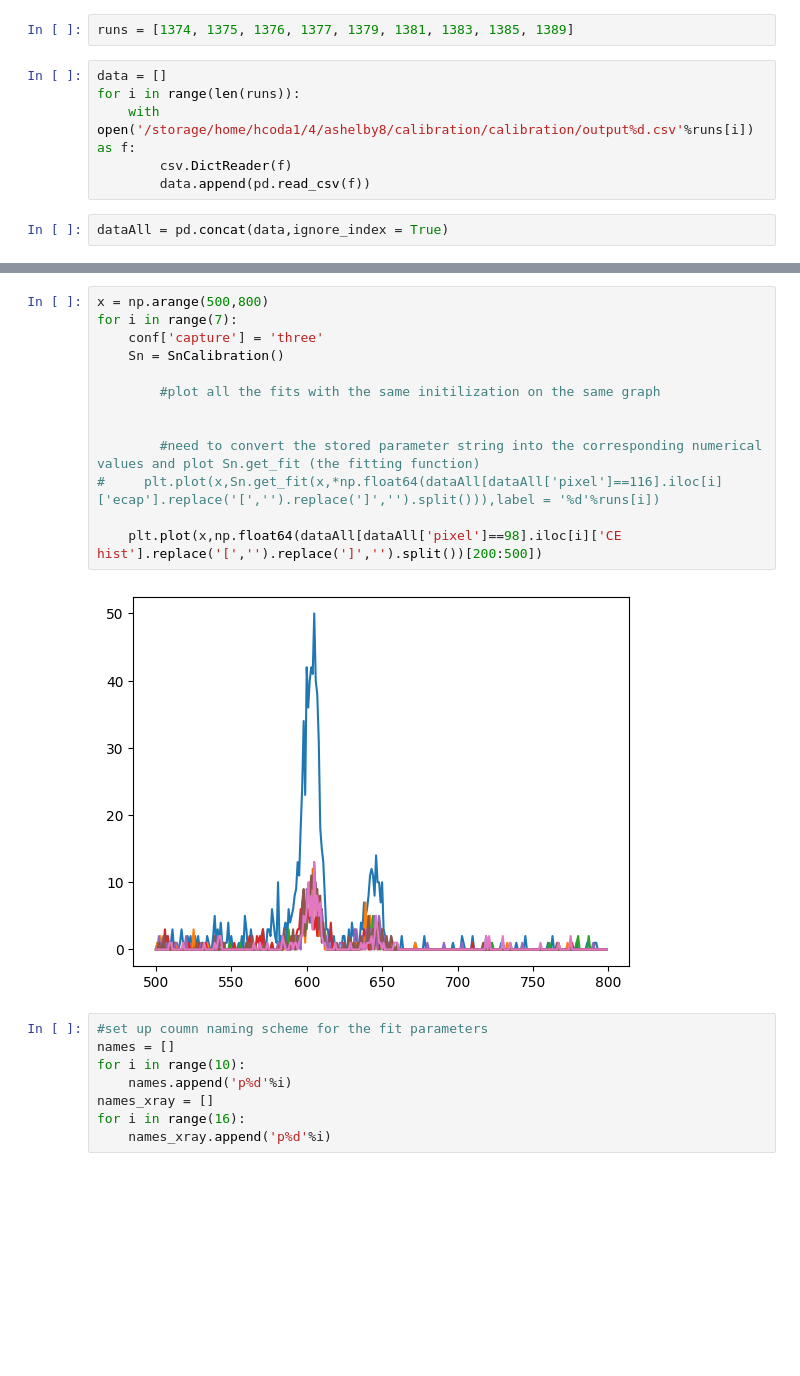
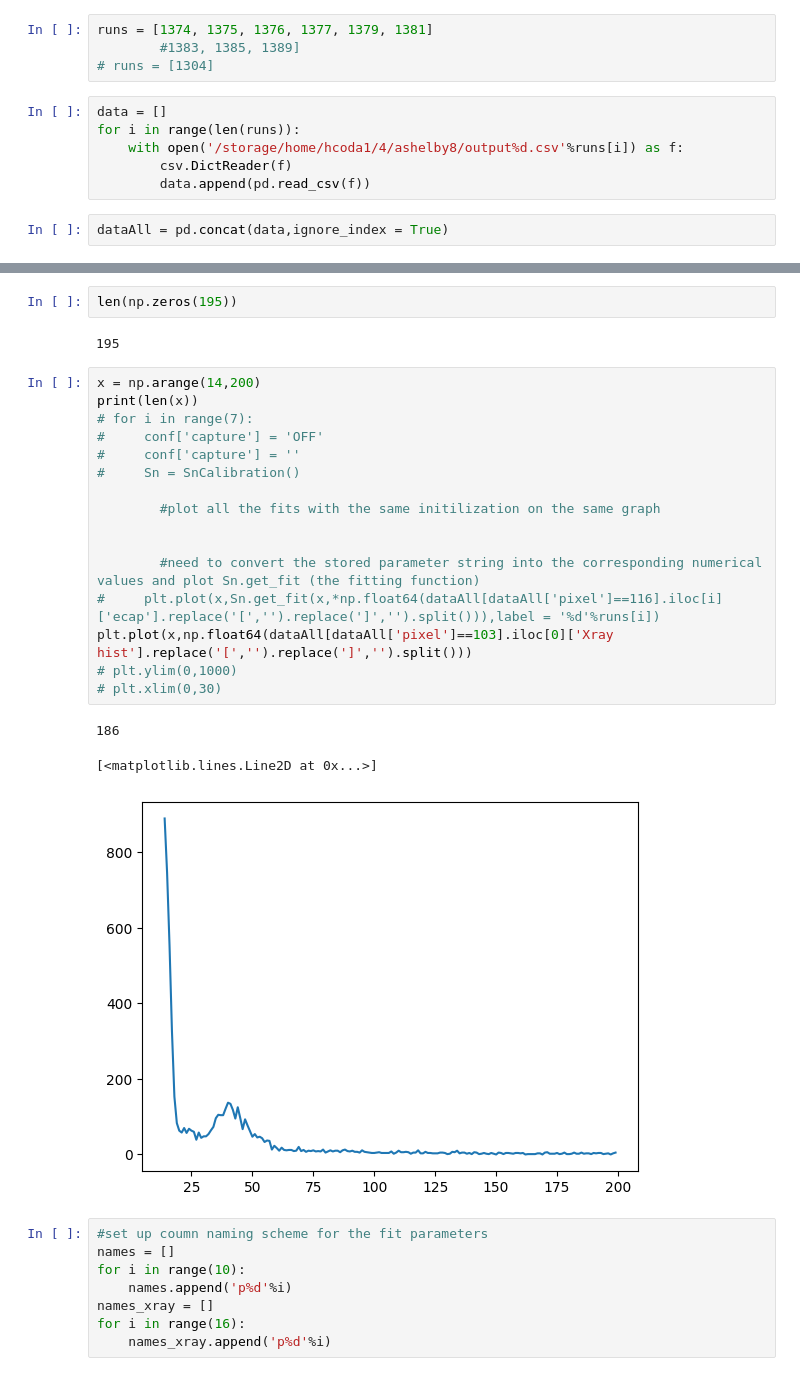
Before and after one commit to arlee-shelby/calibration, a Jupyter notebook: SnCalibration_pixelResults.ipynb, the cells around one changed output, grey strips where cells are left out. Drawn from its saved outputs; the diff is of its cells as text; blank space fills up the shorter version.

```diff
--- a/SnCalibration_pixelResults.ipynb
+++ b/SnCalibration_pixelResults.ipynb
@@ -17,11 +17,13 @@ np.set_printoptions(threshold=sys.maxsize)
 # %%
 pd.set_option("display.max_colwidth", 15)
 # %%
-runs = [1374, 1375, 1376, 1377, 1379, 1381, 1383, 1385, 1389]
+runs = [1374, 1375, 1376, 1377, 1379, 1381]
+        #1383, 1385, 1389]
+# runs = [1304]
 # %%
 data = []
 for i in range(len(runs)):
-    with open('/storage/home/hcoda1/4/ashelby8/calibration/calibration/output%d.csv'%runs[i]) as f:
+    with open('/storage/home/hcoda1/4/ashelby8/output%d.csv'%runs[i]) as f:
         csv.DictReader(f)
         data.append(pd.read_csv(f))
 # %%
@@ -119,18 +154,27 @@ for j in np.int16(dataAll[dataAll['run']==1374]['pixel'][:18]):
+# %%
+len(np.zeros(195))
+# %% [output]
+195
 # %%
-x = np.arange(500,800)
-for i in range(7):
-    conf['capture'] = 'three'
-    Sn = SnCalibration()
+x = np.arange(14,200)
+print(len(x))
+# for i in range(7):
+#     conf['capture'] = 'OFF'
+#     conf['capture'] = ''
+#     Sn = SnCalibration()
 
         #plot all the fits with the same initilization on the same graph
 
 
         #need to convert the stored parameter string into the corresponding numerical values and plot Sn.get_fit (the fitting function)
 #     plt.plot(x,Sn.get_fit(x,*np.float64(dataAll[dataAll['pixel']==116].iloc[i]['ecap'].replace('[','').replace(']','').split())),label = '%d'%runs[i])
-
-    plt.plot(x,np.float64(dataAll[dataAll['pixel']==98].iloc[i]['CE hist'].replace('[','').replace(']','').split())[200:500])
+plt.plot(x,np.float64(dataAll[dataAll['pixel']==103].iloc[0]['Xray hist'].replace('[','').replace(']','').split()))
+# plt.ylim(0,1000)
+# plt.xlim(0,30)
 # %% [output]
+186
+[<matplotlib.lines.Line2D at 0x...>]
-[figure, old version]
+[figure, new version]
 # %%
 #set up coumn naming scheme for the fit parameters
 names = []
```
Also changed, not shown: parts of 6 cells of this notebook, 8 other files.
